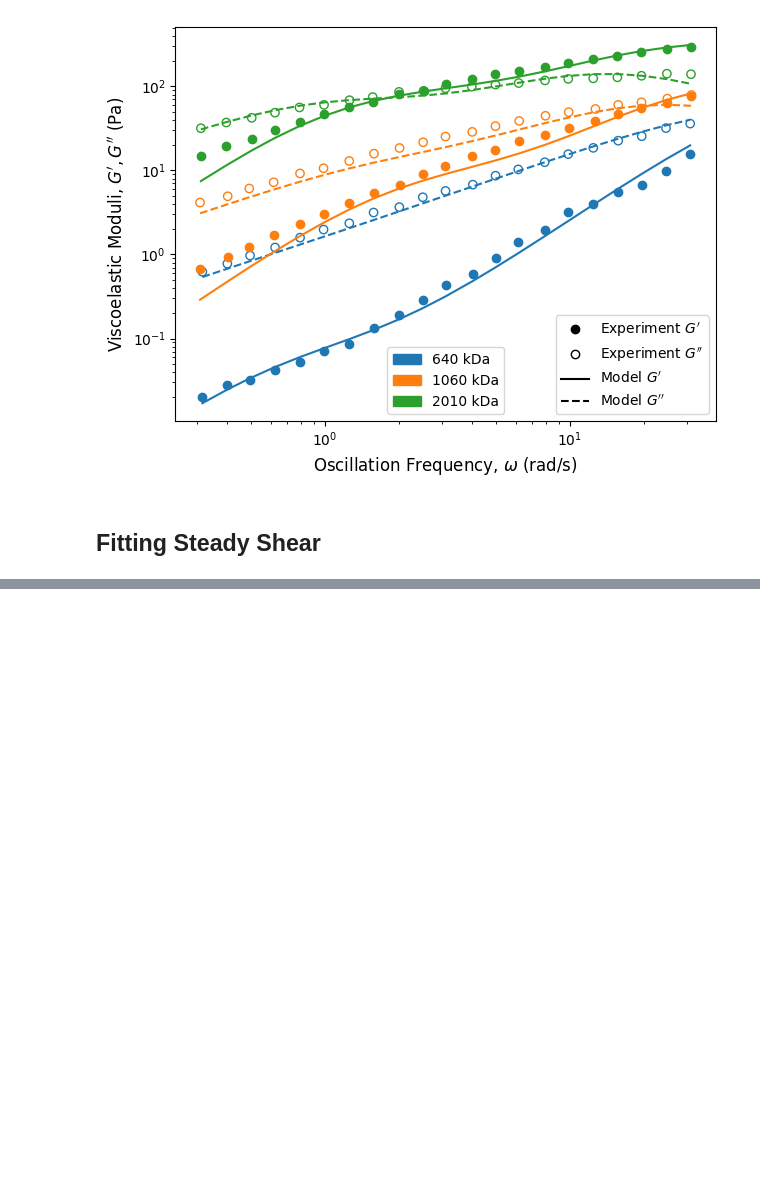
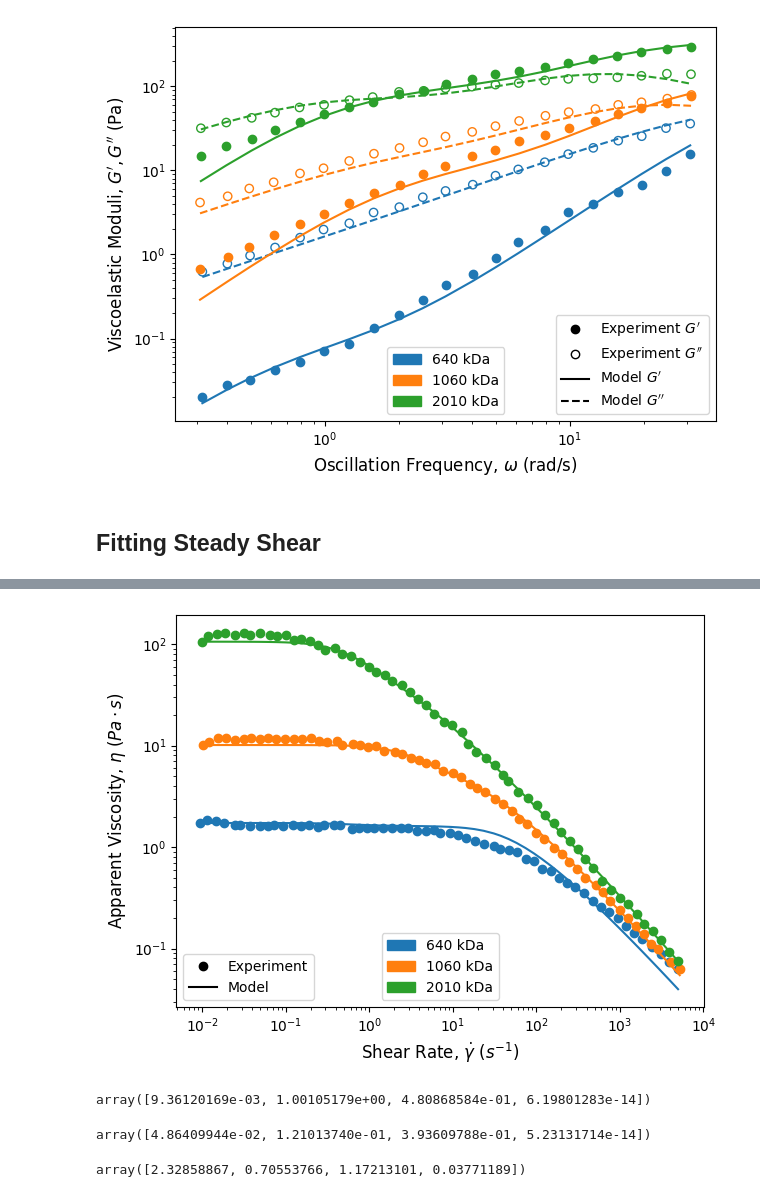
Before and after one commit to apz62/BIEN-514, a Jupyter notebook: Final Project.ipynb, the cells around one changed output, grey strips where cells are left out. Drawn from its saved outputs; the diff is of its cells as text; code cells hidden in the pictures; blank space fills up the shorter version.

```diff
--- a/Final Project.ipynb
+++ b/Final Project.ipynb
@@ -335,0 +407,40 @@ plt.loglog(data['Shear rate'], test2)
+# %%
+fig, ax = plt.subplots(1, 1)
+
+plot_steady(steady640, ax, '640 kDa', type='NA Exp')
+plot_steady(steady1060, ax, '1060 kDa',  type='NA Exp')
+plot_steady(steady2010, ax, '2010 kDa',  type='NA Exp')
+
+mw_handles = [Patch(color='tab:blue', label='640 kDa'),
+            Patch(color='tab:orange', label='1060 kDa'),
+            Patch(color='tab:green', label='2010 kDa')]
+
+mw_legend = ax.legend(handles=mw_handles, loc='lower center')
+ax.add_artist(mw_legend)
+
+mod_handles = [
+    Line2D([0], [0], color='black', marker='o', ls=''),
+    Line2D([0], [0], color='black', ls='-'),
+]
+
+mod_labels = [r"Experiment",
+              r"Model"]
+
+ax.legend(handles=mod_handles, labels=mod_labels, loc='lower left')
+
+fig.tight_layout()
+fig.savefig('na_exp.svg')
+# %% [output]
+[figure, added]
+# %%
+na_exp_fit640
+# %% [output]
+array([9.36120169e-03, 1.00105179e+00, 4.80868584e-01, 6.19801283e-14])
+# %%
+na_exp_fit1060
+# %% [output]
+array([4.86409944e-02, 1.21013740e-01, 3.93609788e-01, 5.23131714e-14])
+# %%
+na_exp_fit2010
+# %% [output]
+array([2.32858867, 0.70553766, 1.17213101, 0.03771189])
```
Also changed, not shown: parts of 23 cells of this notebook, 4 other files.
